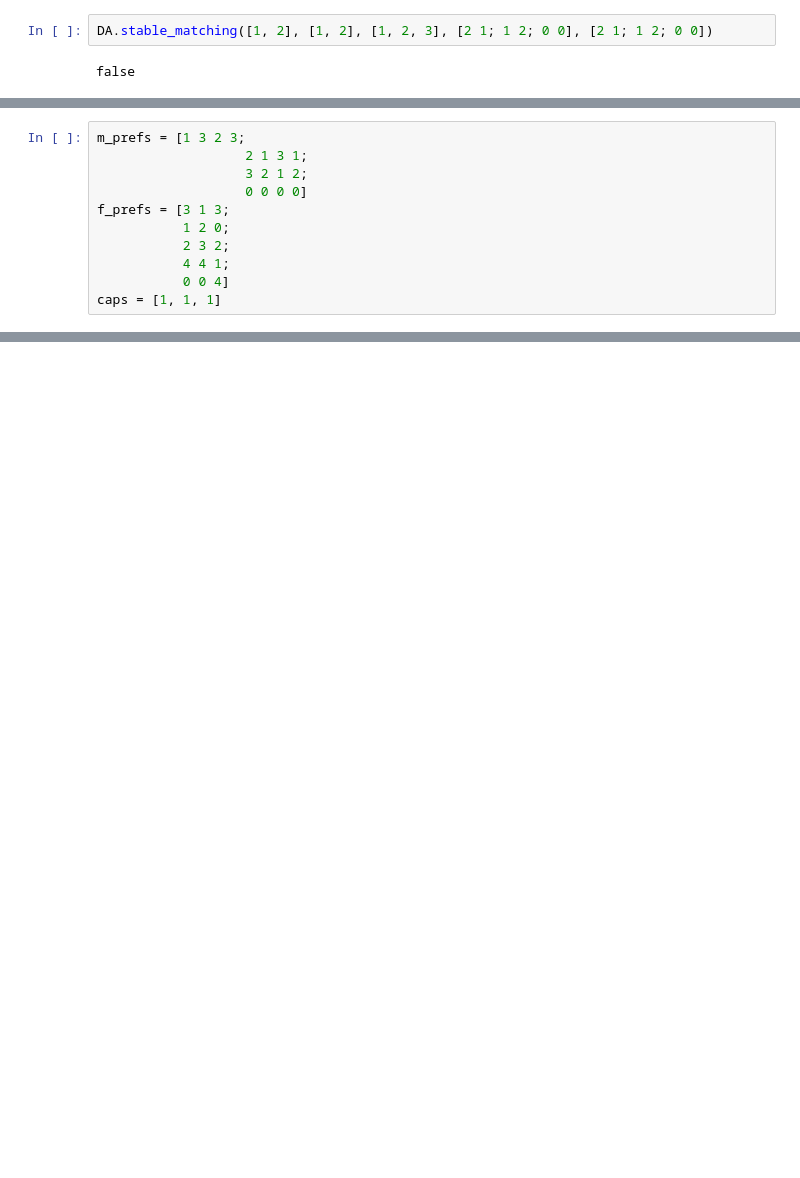
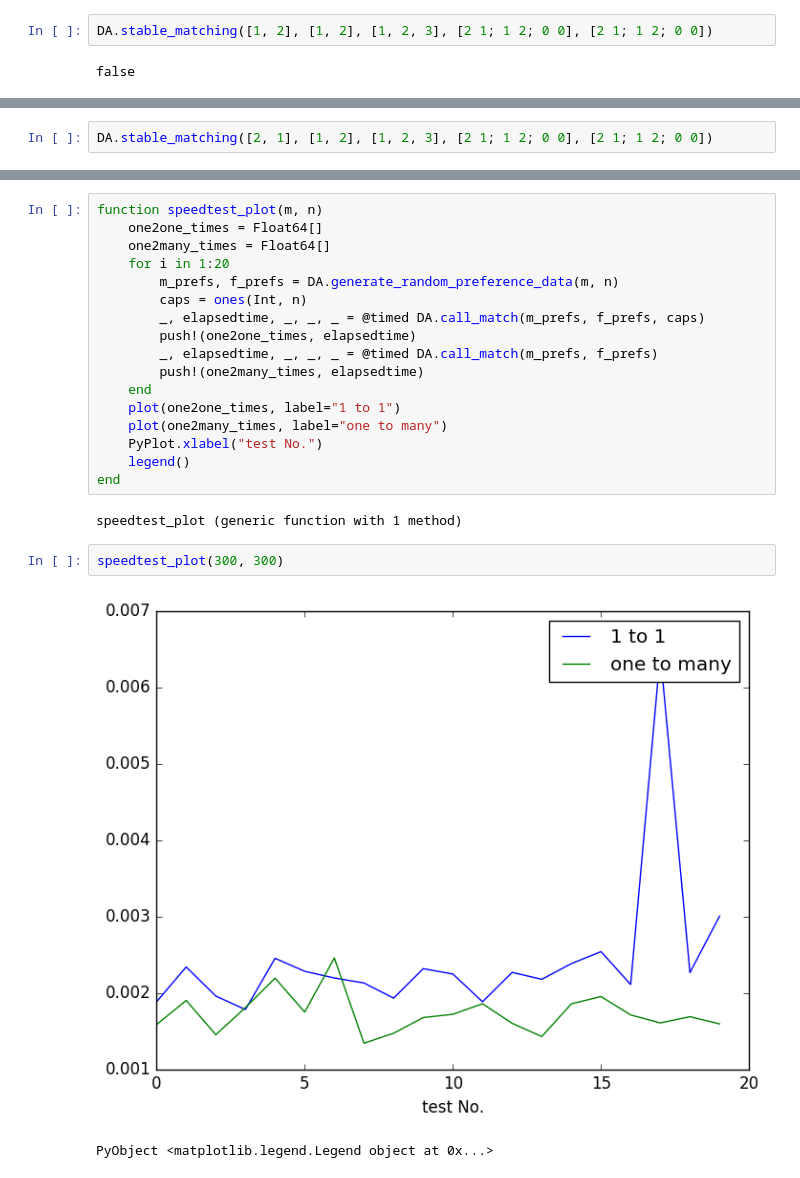
Before and after one commit to nswa17/DA.jl, a Jupyter notebook: DA2.ipynb, the cells around one changed output, grey strips where cells are left out. Cells and saved outputs as stored; diff of their text form; blank space fills up the shorter version.

```diff
--- a/DA2.ipynb
+++ b/DA2.ipynb
@@ -21,12 +32,3 @@ DA.call_match([1 2; 2 1; 0 0], [1 2; 2 1; 0 0], [1, 1])
 # %%
-m_prefs = [1 3 2 3;
-                   2 1 3 1;
-                   3 2 1 2;
-                   0 0 0 0]
-f_prefs = [3 1 3;
-           1 2 0;
-           2 3 2;
-           4 4 1;
-           0 0 4]
-caps = [1, 1, 1]
+DA.stable_matching([2, 1], [1, 2], [1, 2, 3], [2 1; 1 2; 0 0], [2 1; 1 2; 0 0])
 # %% [output]
@@ -165,0 +83,24 @@ end
+# %%
+function speedtest_plot(m, n)
+    one2one_times = Float64[]
+    one2many_times = Float64[]
+    for i in 1:20
+        m_prefs, f_prefs = DA.generate_random_preference_data(m, n)
+        caps = ones(Int, n)
+        _, elapsedtime, _, _, _ = @timed DA.call_match(m_prefs, f_prefs, caps)
+        push!(one2one_times, elapsedtime)
+        _, elapsedtime, _, _, _ = @timed DA.call_match(m_prefs, f_prefs)
+        push!(one2many_times, elapsedtime)
+    end
+    plot(one2one_times, label="1 to 1")
+    plot(one2many_times, label="one to many")
+    PyPlot.xlabel("test No.")
+    legend()
+end
+# %% [output]
+speedtest_plot (generic function with 1 method)
+# %%
+speedtest_plot(300, 300)
+# %% [output]
+[figure, added]
+PyObject <matplotlib.legend.Legend object at 0x...>
```
Also changed, not shown: parts of 33 cells of this notebook, 2 other files.
